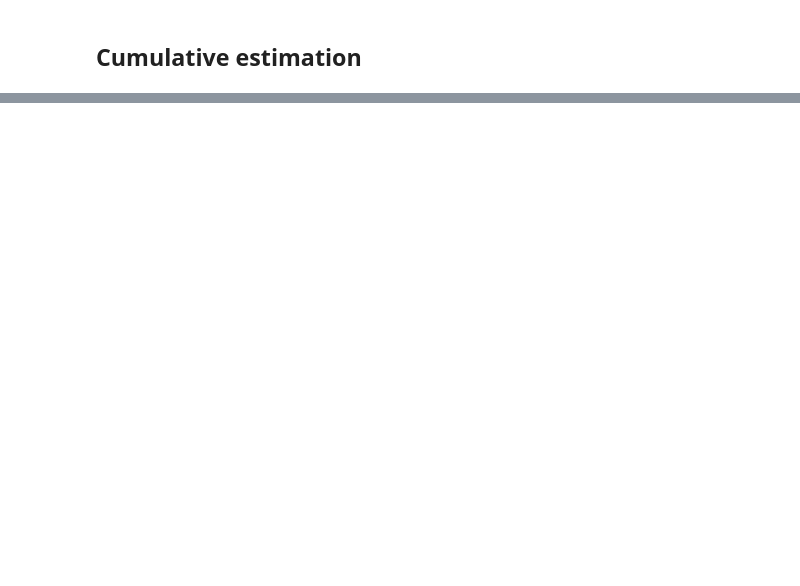
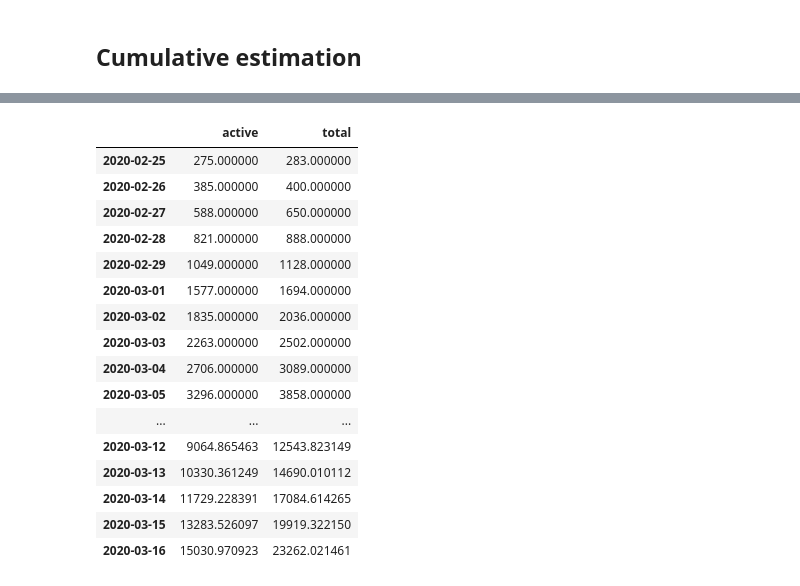
Before and after one commit to sarscov2-it/data, a Jupyter notebook: analysis/autoregressive-estimation.ipynb, the cells around one changed output, grey strips where cells are left out. Cells and saved outputs as stored; diff of their text form; code cells hidden in the pictures; blank space fills up the shorter version.

```diff
--- a/analysis/autoregressive-estimation.ipynb
+++ b/analysis/autoregressive-estimation.ipynb
@@ -42,0 +39,20 @@ sns.lineplot(data=pred_df_cum);
+# %%
+pred_df_cum
+# %% [output]
+|  | active | total |
+| 2020-02-25 | 275.000000 | 283.000000 |
+| 2020-02-26 | 385.000000 | 400.000000 |
+| 2020-02-27 | 588.000000 | 650.000000 |
+| 2020-02-28 | 821.000000 | 888.000000 |
+| 2020-02-29 | 1049.000000 | 1128.000000 |
+| 2020-03-01 | 1577.000000 | 1694.000000 |
+| 2020-03-02 | 1835.000000 | 2036.000000 |
+| 2020-03-03 | 2263.000000 | 2502.000000 |
+| 2020-03-04 | 2706.000000 | 3089.000000 |
+| 2020-03-05 | 3296.000000 | 3858.000000 |
+| ... | ... | ... |
+| 2020-03-12 | 9064.865463 | 12543.823149 |
+| 2020-03-13 | 10330.361249 | 14690.010112 |
+| 2020-03-14 | 11729.228391 | 17084.614265 |
+| 2020-03-15 | 13283.526097 | 19919.322150 |
+| 2020-03-16 | 15030.970923 | 23262.021461 |
```
Also changed, not shown: parts of 6 cells of this notebook.
